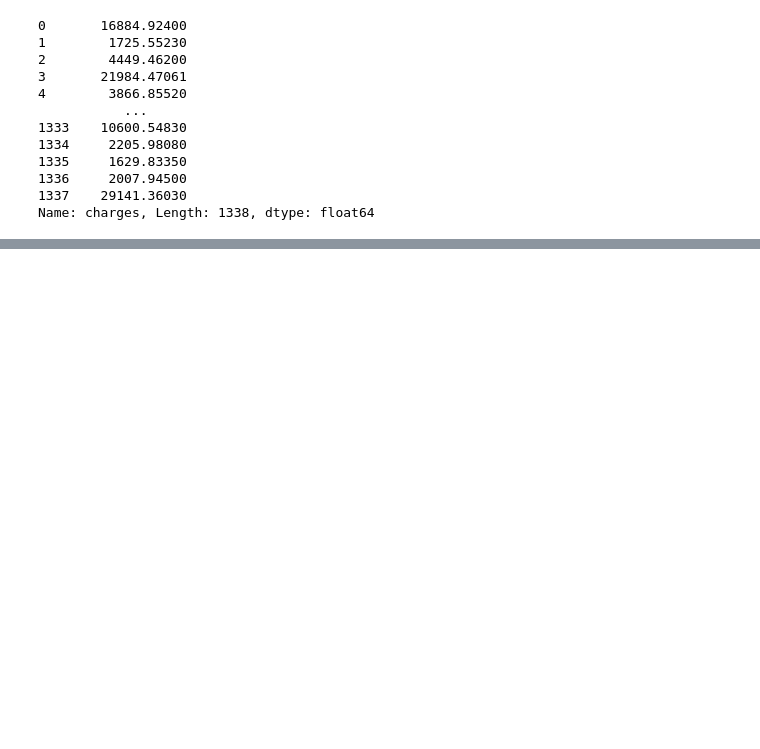
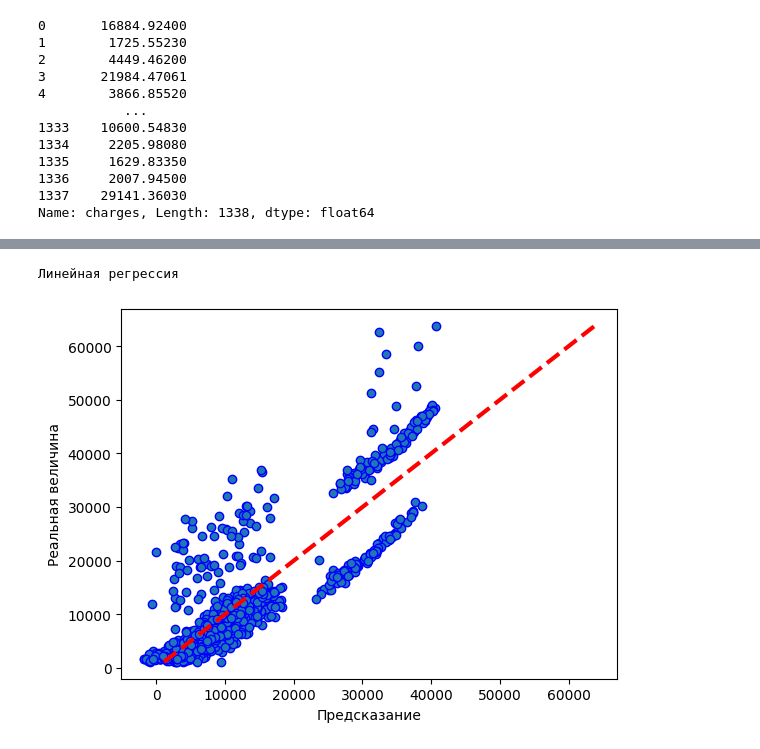
Before and after one commit to tini-yu/python_cool_x, a Jupyter notebook: homework/insurance_neuro.ipynb, the cells around one changed output, grey strips where cells are left out. Saved outputs shown, nothing was run; the diff lists cells and outputs as text; code cells hidden in the pictures; blank space fills up the shorter version.

```diff
--- a/homework/insurance_neuro.ipynb
+++ b/homework/insurance_neuro.ipynb
@@ -112,0 +94,34 @@ def MSE(test_x, pred_y)
+# %%
+#Вес
+w = np.zeros(train_x.shape[1])
+# Bias
+b = 1
+# Learning rate
+lr = 0.000007
+
+epoch = 100000
+
+def Relu(Z):
+    return np.maximum(0, Z)
+
+#Функция ошибки
+def MSE(train_y, y_pred):
+    MSE = np.mean((train_y - y_pred)**2)
+    return MSE
+
+for i in range(epoch):
+    y_pred = np.dot(train_x, w) + b  # Перемножаем вектор с параметрами на весы и добавляем биас
+    # y_pred = Relu(y_pred)
+    loss = MSE(train_y, y_pred)
+
+    #производные веса и биас
+    proiz_w = (1 / train_x.shape[1]) *(np.dot(train_x.T, (y_pred-train_y)))
+    proiz_b = (1 / train_x.shape[1]) *(np.sum(y_pred-train_y))
+
+    #обновляем веса и биас
+    w -= (lr * proiz_w)
+    b -= (lr * proiz_b)
+
+    #ERROR
+    if (i + 1) % 5000 == 0:
+        print(f'Epoch {i + 1}/{epoch}, Loss: {loss}')
@@ -112,0 +149,11 @@ def MSE(test_x, pred_y)
+# %%
+print('Линейная регрессия')
+fig, ax = plt.subplots()
+ax.scatter(y_pred, train_y, edgecolors=(0, 0, 1))
+ax.plot([train_y.min(), train_y.max()], [train_y.min(), train_y.max()], 'r--', lw=3)
+ax.set_xlabel('Предсказание')
+ax.set_ylabel('Реальная величина')
+plt.show()
+# %% [output]
+Линейная регрессия
+[figure, added]
```
Also changed, not shown: parts of 8 cells of this notebook.
